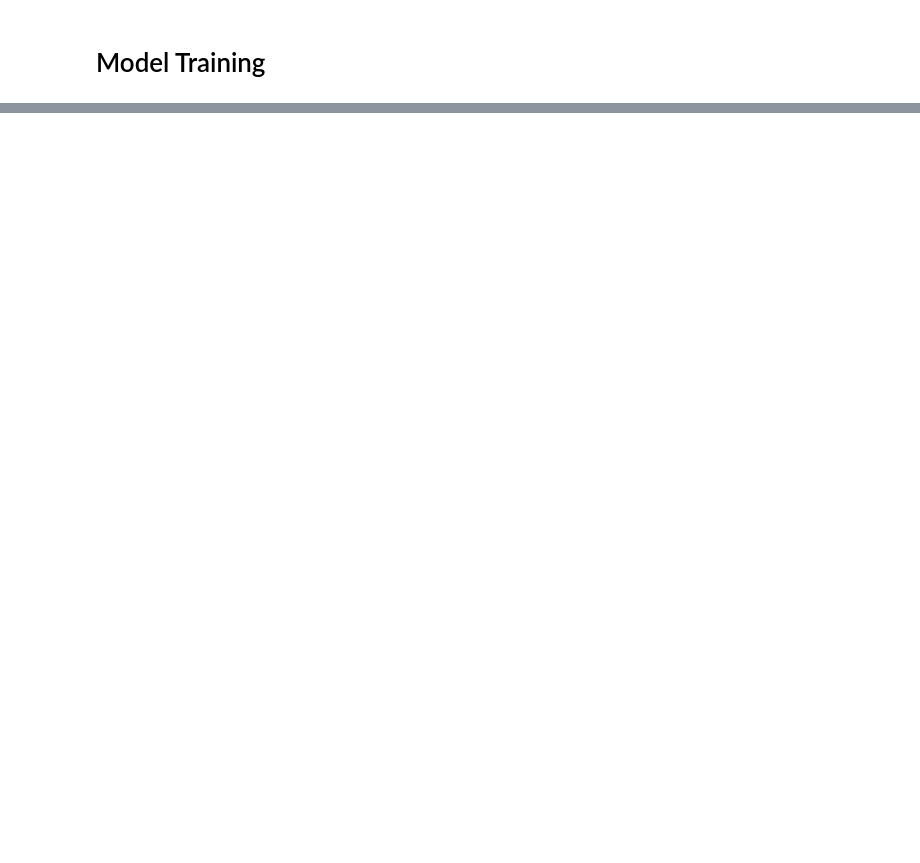
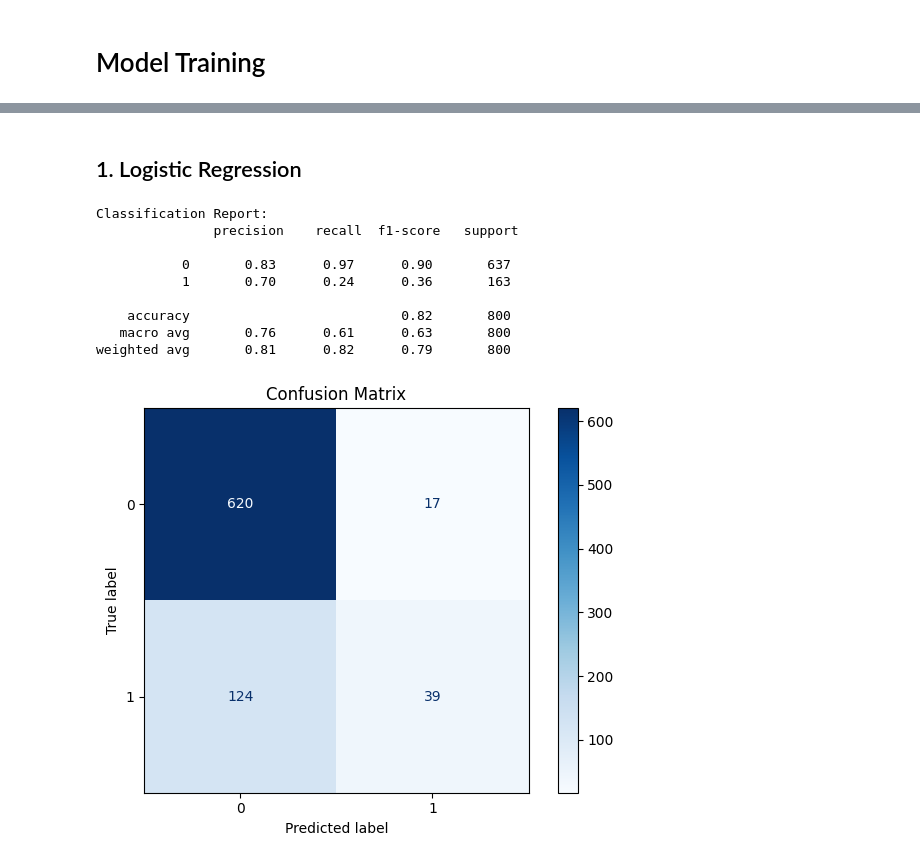
Before and after one commit to EitanKats/ML-project, a Jupyter notebook: Bank Churn.ipynb, the cells around one changed output, grey strips where cells are left out. Cells and saved outputs as stored; diff of their text form; code cells hidden in the pictures; blank space fills up the shorter version.

```diff
--- a/Bank Churn.ipynb
+++ b/Bank Churn.ipynb
@@ -439,0 +511,18 @@ X_train_prepared.shape
+# %% [markdown]
+## 1. Logistic Regression
+# %%
+logistic = LogisticRegression(penalty='l2', random_state=RANDOM_STATE)
+logistic.fit(X_train_prepared, y_train)
+logistic_pred = logistic.predict(X_val_prepared)
+display_evaluation(logistic, X_val_prepared, y_val, logistic_pred)
+# %% [output]
+Classification Report:
+               precision    recall  f1-score   support
+
+           0       0.83      0.97      0.90       637
+           1       0.70      0.24      0.36       163
+
+    accuracy                           0.82       800
+   macro avg       0.76      0.61      0.63       800
+weighted avg       0.81      0.82      0.79       800
+[figure, added]
```
Also changed, not shown: parts of 43 cells of this notebook.
